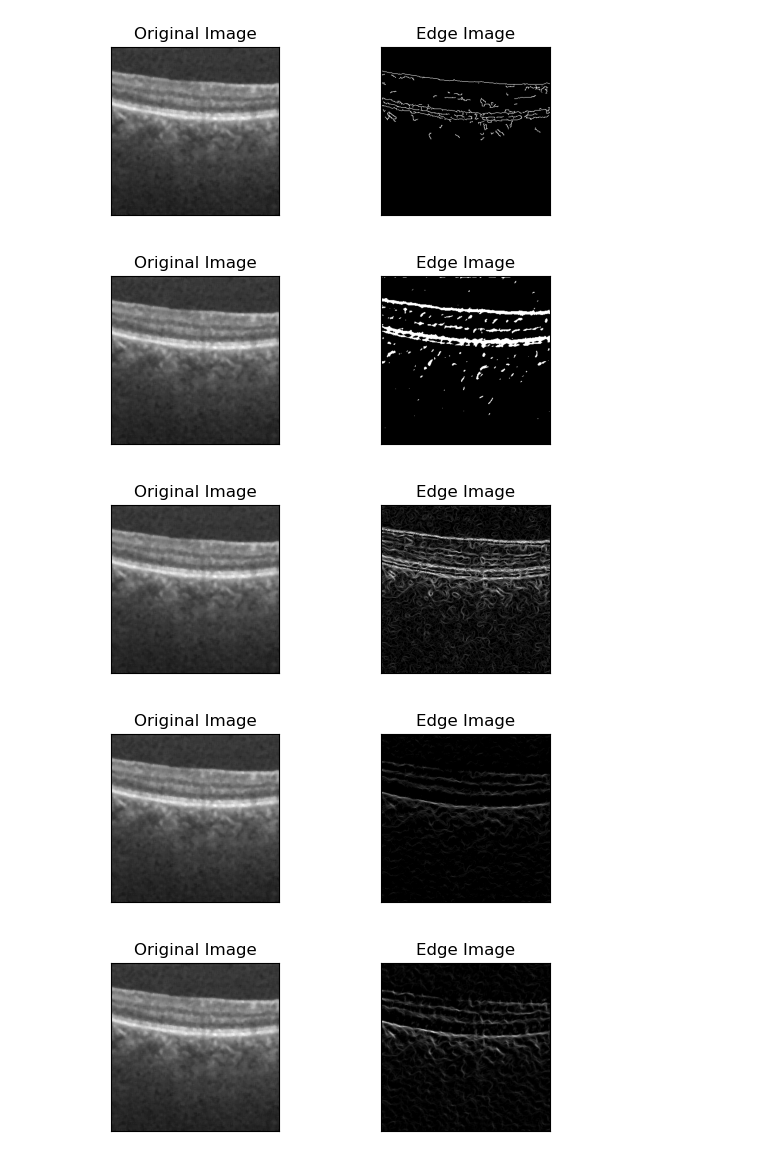
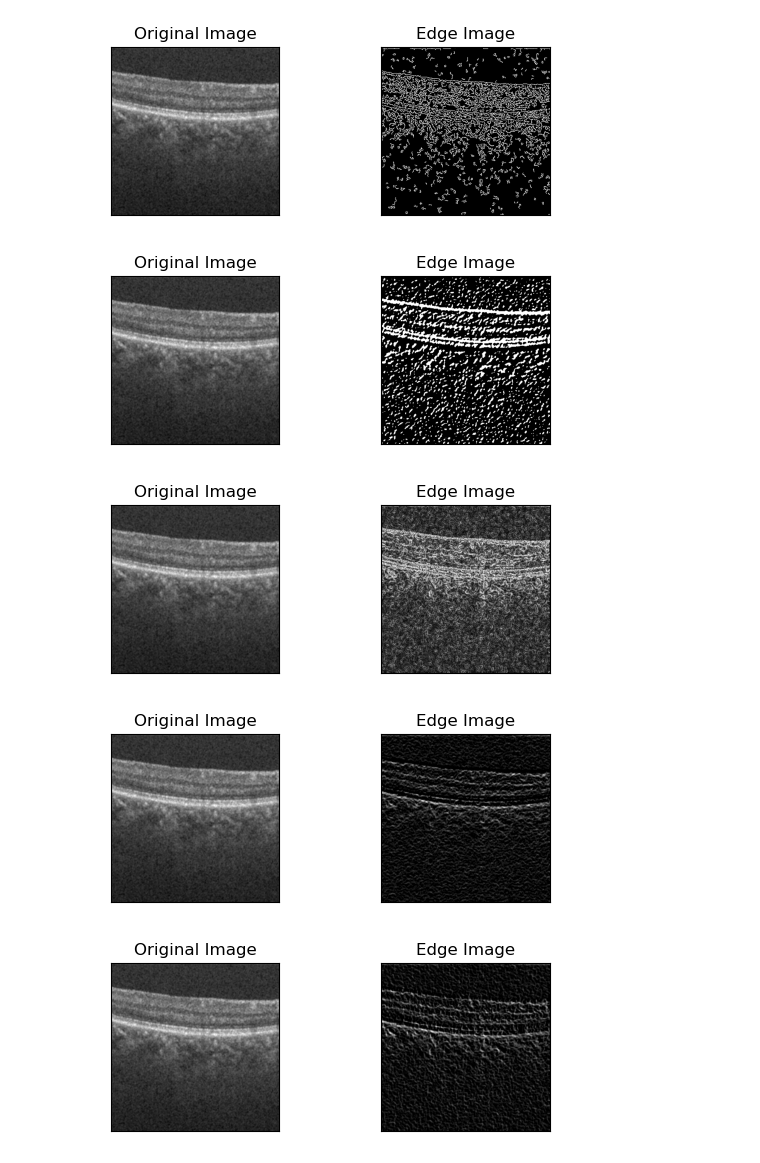
Before and after one commit to adi-bal/EE4208-Assignment, a Jupyter notebook: V2.ipynb, the cells around one changed output. Drawn from its saved outputs; the diff is of its cells as text; code cells hidden in the pictures.

```diff
--- a/V2.ipynb
+++ b/V2.ipynb
@@ -7,3 +17,7 @@ from scipy import ndimage
 # %%
 #read greyscale bmp images
-img = cv.imread('377.bmp', cv.IMREAD_GRAYSCALE)
+imgo = cv.imread('377.bmp')
+img = cv.cvtColor(imgo, cv.COLOR_BGR2GRAY)
+plt.subplot(2,2,1),plt.imshow(img,cmap = 'gray')
+plt.title('Original Image'), plt.xticks([]), plt.yticks([])
+plt.show()
@@ -10,27 +106,28 @@ img = cv.imread('377.bmp', cv.IMREAD_GRAYSCALE)
 # %%
 #Canny Edge Detection
 def auto_canny(image, sigma=0.33):
     # Compute the median of the single channel pixel intensities
     v = np.median(image)
 
     # Apply automatic Canny edge detection using the computed median
     lower = int(max(0, (1.0 - sigma) * v))
     upper = int(min(255, (1.0 + sigma) * v))
     return cv.Canny(image, lower, upper)
 
-img = cv.medianBlur(img,7)
+img = cv.blur(img,(3,3))
 canny = auto_canny(img)
 
 plt.subplot(2,2,1),plt.imshow(img,cmap = 'gray')
 plt.title('Original Image'), plt.xticks([]), plt.yticks([])
 plt.subplot(2,2,2),plt.imshow(canny,cmap = 'gray')
 plt.title('Edge Image'), plt.xticks([]), plt.yticks([])
 
 plt.show()
 # %% [output]
-[figure, old version]
+[figure, new version]
 # %%
-img_blur = cv.medianBlur(img,7)
+#img_blur = cv.medianBlur(img,7)
+img_blur = cv.blur(img,(3,3))
 
 # Sobel Edge Detection
 sobely = cv.Sobel(src=img_blur, ddepth=cv.CV_64F, dx=0, dy=1, ksize=5)
@@ -45,10 +142,11 @@ plt.title('Edge Image'), plt.xticks([]), plt.yticks([])
 
 plt.show()
 # %% [output]
-[figure, old version]
+[figure, new version]
 # %%
 #Robert 1
-img_blur = cv.medianBlur(img,7)
+#img_blur = cv.medianBlur(img,7)
+img_blur = cv.blur(img,(3,3))
 roberts_cross_v = np.array( [[1, 0 ],
                              [0,-1 ]] )
 
@@ -68,10 +166,11 @@ plt.title('Edge Image'), plt.xticks([]), plt.yticks([])
 
 plt.show()
 # %% [output]
-[figure, old version]
+[figure, new version]
 # %%
 #Robert 2
-img_blur2 = cv.medianBlur(img,7)
+#img_blur = cv.medianBlur(img,7)
+img_blur2 = cv.blur(img,(3,3))
 kernelx = np.array([[1, 0], [0, -1]])
 kernely = np.array([[0, 1], [-1, 0]])
 img_robertx = cv.filter2D(img_blur2, -1, kernelx)
@@ -84,10 +183,11 @@ plt.title('Edge Image'), plt.xticks([]), plt.yticks([])
 
 plt.show()
 # %% [output]
-[figure, old version]
+[figure, new version]
 # %%
 #prewitt
-img_blur4 = cv.medianBlur(img,7)
+#img_blur = cv.medianBlur(img,7)
+img_blur4 = cv.blur(img,(3,3))
 kernelx = np.array([[1,1,1],[0,0,0],[-1,-1,-1]])
 kernely = np.array([[-1,0,1],[-1,0,1],[-1,0,1]])
 img_prewittx = cv.filter2D(img_blur4, -1, kernelx)
@@ -100,7 +200,7 @@ plt.title('Edge Image'), plt.xticks([]), plt.yticks([])
 
 plt.show()
 # %% [output]
-[figure, old version]
+[figure, new version]
 # %%
 #Scharr Edge Detection
 
```
Also changed, not shown: parts of 7 cells of this notebook.
